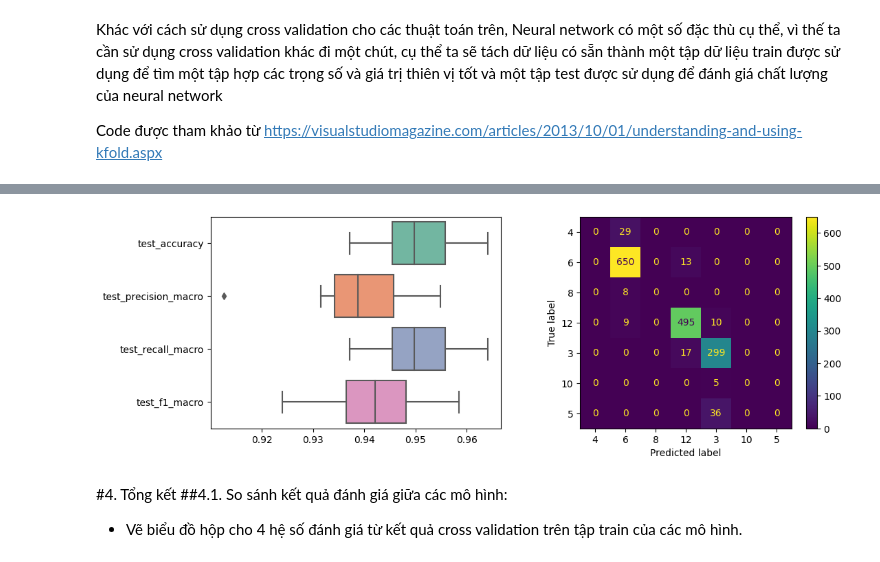
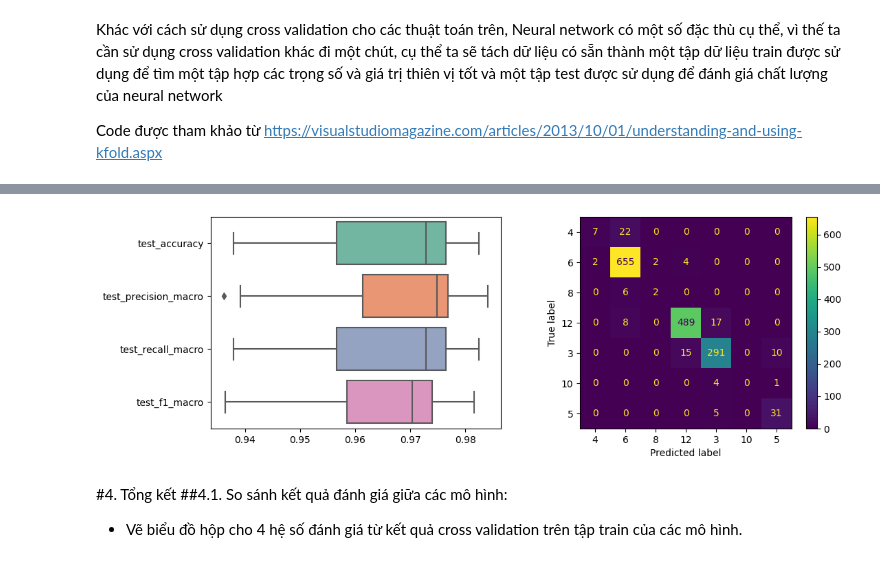
Before and after one commit to DinhHuyHoang-20130265/-Lab_2_20130265_DinhHuyHoang.ipynb-Lab_2_20130265_DinhHuyHoang, a Jupyter notebook: Project_Machine_Learning.ipynb, the cells around one changed output, grey strips where cells are left out. Drawn from its saved outputs; the diff is of its cells as text; code cells hidden in the pictures.

```diff
--- a/Project_Machine_Learning.ipynb
+++ b/Project_Machine_Learning.ipynb
@@ -644,7 +644,7 @@ model = Sequential()
 model.add(Dense(250,input_dim=X_selected.shape[1], activation='relu'))
 model.add(Dense(100, activation='relu'))
 model.add(Dense(8, activation='softmax'))
-model.compile(loss='categorical_crossentropy', optimizer='SGD', metrics=['accuracy'])
+model.compile(loss='categorical_crossentropy', optimizer='RMSprop', metrics=['accuracy'])
 
 # Đánh giá mô hình bằng Kiểm chứng chéo trên Training Set
 # Define the cross-validation method
@@ -665,7 +665,7 @@ for train_index, test_index in cv.split(X_selected, y):
     y_train_cat = keras.utils.to_categorical(y_integer_train, num_classes=8)
     y_test_cat = keras.utils.to_categorical(y_integer_test, num_classes=8)
 
-    model.fit(X_train, y_train_cat, epochs=60, batch_size=64, verbose=1)
+    model.fit(X_train, y_train_cat, epochs=60, batch_size=128, verbose=1)
 
     y_pred = model.predict(X_test)
     y_pred_classes = np.argmax(y_pred, axis=1)
@@ -888,7 +785,7 @@ model = Sequential()
 model.add(Dense(250,input_dim=input_dim, activation='relu'))
 model.add(Dense(100, activation='relu'))
 model.add(Dense(num_classes, activation='softmax'))
-model.compile(loss='categorical_crossentropy', optimizer='SGD', metrics=['accuracy'])
+model.compile(loss='categorical_crossentropy', optimizer='RMSprop', metrics=['accuracy'])
 
 normalizer = Normalizer()
 
@@ -898,7 +795,7 @@ y_categorical = keras.utils.to_categorical(y_integer, num_classes)
 
 X_train, X_test, y_train, y_test = train_test_split(x, y_categorical, test_size=0.25, random_state=0)
 
-model.fit(X_train, y_train, epochs=60, batch_size=64, verbose=1)
+model.fit(X_train, y_train, epochs=60, batch_size=128, verbose=1)
 
 score = model.evaluate(X_test, y_test)
 print(score)
@@ -952,4 +849,4 @@ Epoch 6/60
-[figure, old version]
+[figure, new version]
 # %% [markdown]
 #4. Tổng kết
 ##4.1. So sánh kết quả đánh giá giữa các mô hình:
```
Also changed, not shown: parts of 3 cells of this notebook.
